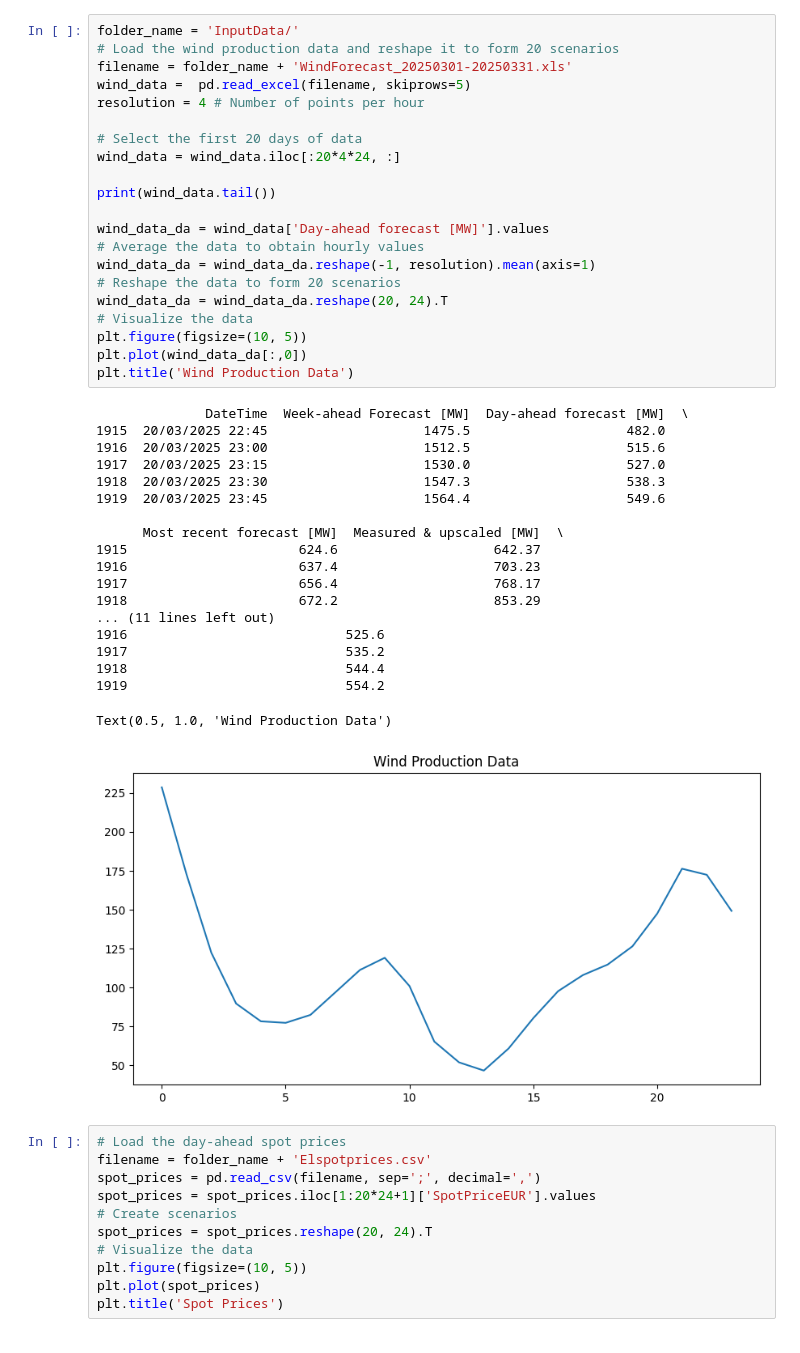
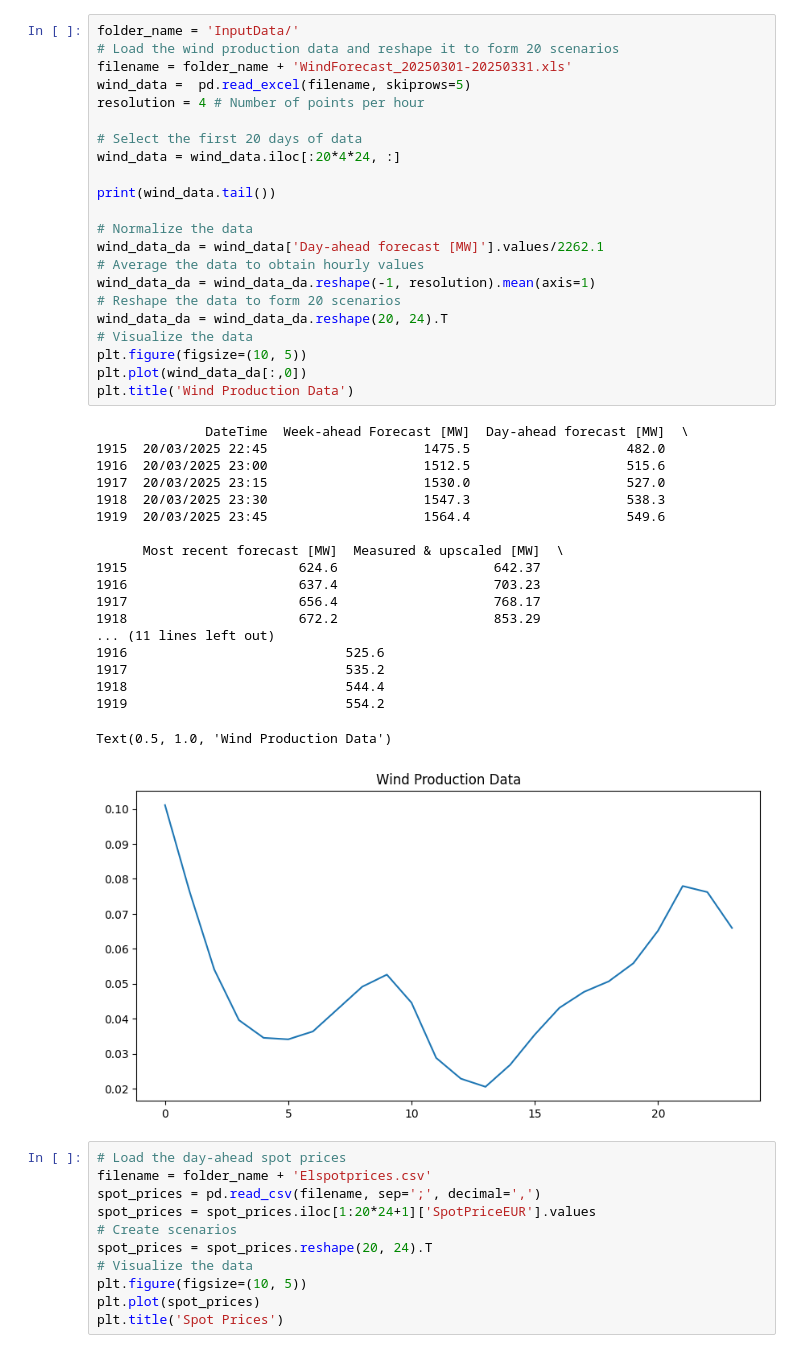
Before and after one commit to MatthieuJacobsDESL/renewables_in_electricity_markets_ass2, a Jupyter notebook: inputdata.ipynb, the cells around one changed output. Cells and saved outputs as stored; diff of their text form.

```diff
--- a/inputdata.ipynb
+++ b/inputdata.ipynb
@@ -15,35 +19,36 @@ wind_data = wind_data.iloc[:20*4*24, :]
 
 print(wind_data.tail())
 
-wind_data_da = wind_data['Day-ahead forecast [MW]'].values
+# Normalize the data
+wind_data_da = wind_data['Day-ahead forecast [MW]'].values/2262.1
 # Average the data to obtain hourly values
 wind_data_da = wind_data_da.reshape(-1, resolution).mean(axis=1)
 # Reshape the data to form 20 scenarios
 wind_data_da = wind_data_da.reshape(20, 24).T
 # Visualize the data
 plt.figure(figsize=(10, 5))
 plt.plot(wind_data_da[:,0])
 plt.title('Wind Production Data')
 # %% [output]
               DateTime  Week-ahead Forecast [MW]  Day-ahead forecast [MW]  \
 1915  20/03/2025 22:45                    1475.5                    482.0
 1916  20/03/2025 23:00                    1512.5                    515.6
 1917  20/03/2025 23:15                    1530.0                    527.0
 1918  20/03/2025 23:30                    1547.3                    538.3
 1919  20/03/2025 23:45                    1564.4                    549.6
 
       Most recent forecast [MW]  Measured & upscaled [MW]  \
 1915                      624.6                    642.37
 1916                      637.4                    703.23
 1917                      656.4                    768.17
 1918                      672.2                    853.29
 ... (11 lines left out)
 1916                            525.6
 1917                            535.2
 1918                            544.4
 1919                            554.2
 Text(0.5, 1.0, 'Wind Production Data')
-[figure, old version]
+[figure, new version]
 # %%
 # Load the day-ahead spot prices
 filename = folder_name + 'Elspotprices.csv'
```
Also changed, not shown: parts of 3 cells of this notebook, 3 other files.
